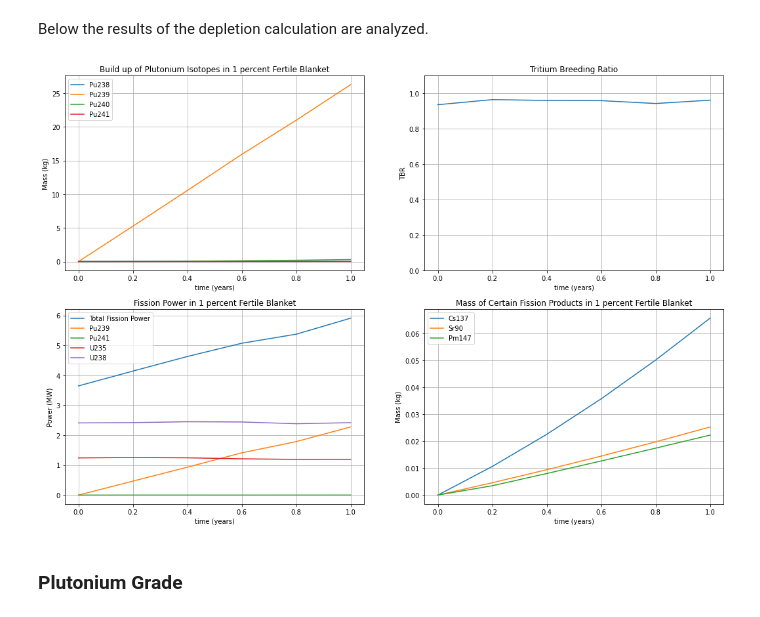
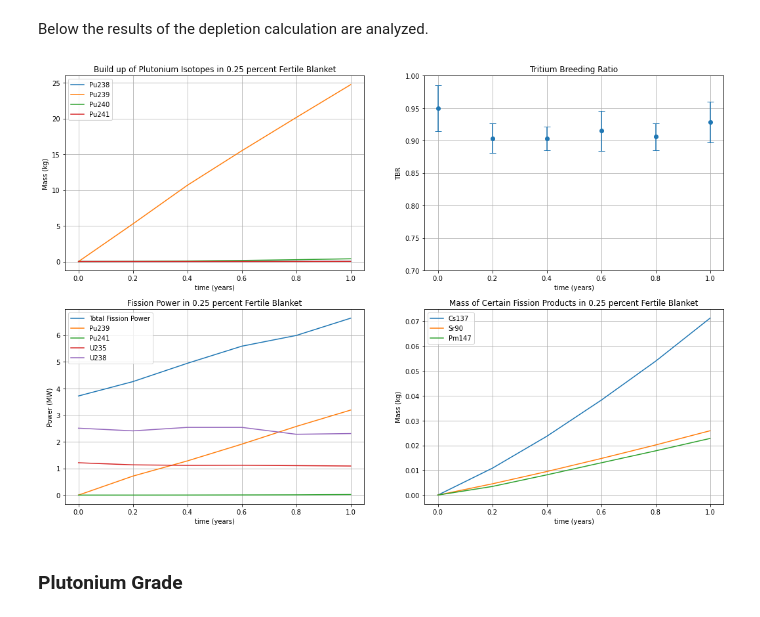
Before and after one commit to jlball/arc-proliferation, a Jupyter notebook: arc2018/arc2018_depletion.ipynb, the cells around one changed output. Saved outputs shown, nothing was run; the diff lists cells and outputs as text; code cells hidden in the pictures.

```diff
--- a/arc2018/arc2018_depletion.ipynb
+++ b/arc2018/arc2018_depletion.ipynb
@@ -11,6 +11,8 @@ import numpy as np
 import matplotlib.pyplot as plt
 from scipy.constants import Avogadro
 from numpy.polynomial.polynomial import Polynomial
+# %%
+percent_fertile = 0.25
 # %% [markdown]
 ## Materials ##
 # %% [markdown]
@@ -437,39 +439,39 @@ fig, axs = plt.subplots(2, 2)
 #Plot of Plutonium Mass
 for iso in plut_isotopes:
     axs[0, 0].plot(times, get_mass(iso), label=iso)
 axs[0, 0].set(xlabel='time (years)', ylabel='Mass (kg)',
-    title='Build up of Plutonium Isotopes in 1 percent Fertile Blanket')
+    title='Build up of Plutonium Isotopes in ' + str(percent_fertile) + ' percent Fertile Blanket')
 axs[0, 0].legend()
 axs[0, 0].grid()
 
 #Plot of fission power
 axs[1, 0].plot(times, fis_power, label='Total Fission Power')
 for iso in fis_isotopes:
     axs[1, 0].plot(times, get_fis_power(iso), label=iso)
 axs[1, 0].set(xlabel='time (years)', ylabel='Power (MW)',
-    title='Fission Power in 1 percent Fertile Blanket')
+    title='Fission Power in ' + str(percent_fertile) + ' percent Fertile Blanket')
 axs[1, 0].legend()
 axs[1, 0].grid()
 
 #Plot of Uranium mass
-axs[0, 1].plot(times, tbr_vals, label='TBR')
+axs[0, 1].errorbar(times, tbr_vals, yerr=tbr_std, capsize=5, fmt='.', label='TBR', ms=12)
 axs[0, 1].set(xlabel='time (years)', ylabel='TBR',
     title='Tritium Breeding Ratio')
-axs[0, 1].set_ylim((0, 1.1))
+axs[0, 1].set_ylim((0.7, 1.0))
 axs[0, 1].grid()
 
 #Plot of fission product masses
 for iso in fis_products:
     axs[1, 1].plot(times, get_mass(iso), label=iso)
 axs[1, 1].set(xlabel='time (years)', ylabel='Mass (kg)',
-    title='Mass of Certain Fission Products in 1 percent Fertile Blanket')
+    title='Mass of Certain Fission Products in ' + str(percent_fertile) + ' percent Fertile Blanket')
 axs[1, 1].legend()
 axs[1, 1].grid()
 
 plt.gcf().set_size_inches(18, 12)
 plt.show()
 # %% [output]
-[figure, old version]
+[figure, new version]
 # %% [markdown]
 ### Plutonium Grade
 # %% [markdown]
```
Also changed, not shown: parts of 7 cells of this notebook, 2 other files.
